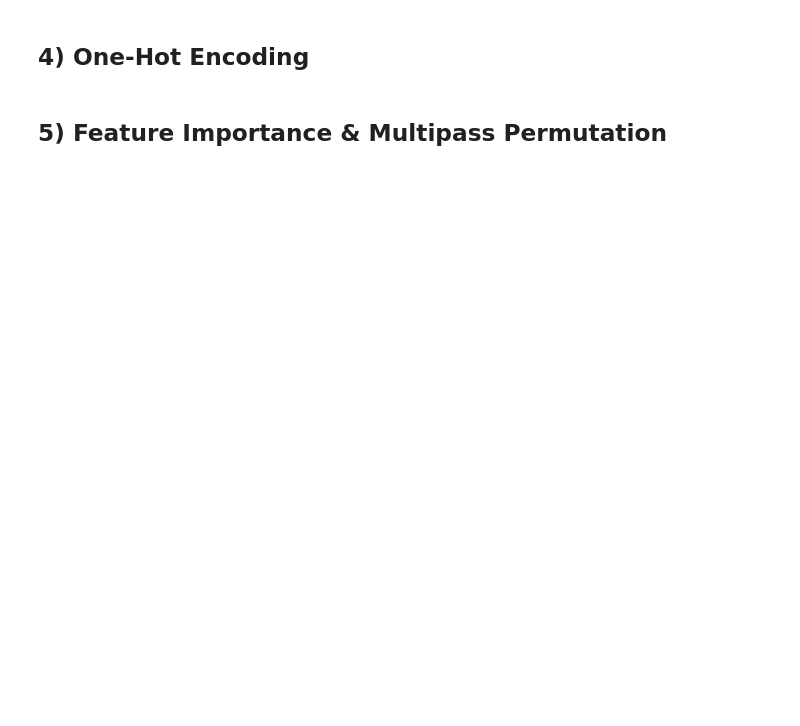
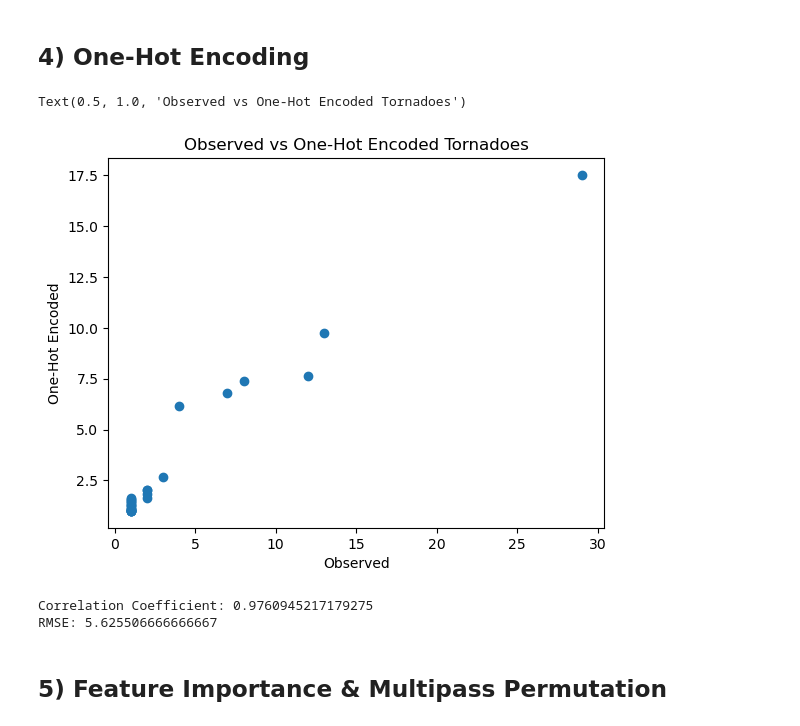
Before and after one commit to alyhall09/Module-6, a Jupyter notebook: ATMS523HW6.ipynb, the cells around one changed output. Saved outputs shown, nothing was run; the diff lists cells and outputs as text; code cells hidden in the pictures; blank space fills up the shorter version.

```diff
--- a/ATMS523HW6.ipynb
+++ b/ATMS523HW6.ipynb
@@ -213,4 +234,42 @@ RandomForestRegressor()
 # %% [markdown]
 ## 4) One-Hot Encoding
+# %%
+from sklearn.preprocessing import OneHotEncoder
+
+ohe = OneHotEncoder(sparse_output= False)
+
+mons = il_merged[['mo']]
+
+month_ohe = ohe.fit_transform(mons)
+
+month_ohe_df = pd.DataFrame(
+    month_ohe,
+    columns=ohe.get_feature_names_out(['mo']),
+    index=il_merged.index
+)
+
+X_month = pd.concat([X, month_ohe_df], axis=1)
+
+rf_month = RandomForestRegressor().fit(X_month, y)
+y_pred_month = rf_month.predict(X_month)
+# %%
+plt.scatter(y, y_pred_month)
+
+plt.xlabel('Observed')
+plt.ylabel('One-Hot Encoded')
+plt.title('Observed vs One-Hot Encoded Tornadoes')
+# %% [output]
+Text(0.5, 1.0, 'Observed vs One-Hot Encoded Tornadoes')
+[figure, added]
+# %%
+corr = np.corrcoef(y, y_pred_month)[0,1]
+
+rmse = mean_squared_error(y, y_pred_month)
+
+print('Correlation Coefficient:', corr)
+print('RMSE:', rmse)
+# %% [output]
+Correlation Coefficient: 0.9760945217179275
+RMSE: 5.625506666666667
 # %% [markdown]
 ## 5) Feature Importance & Multipass Permutation
```
Also changed, not shown: parts of 9 cells of this notebook.
